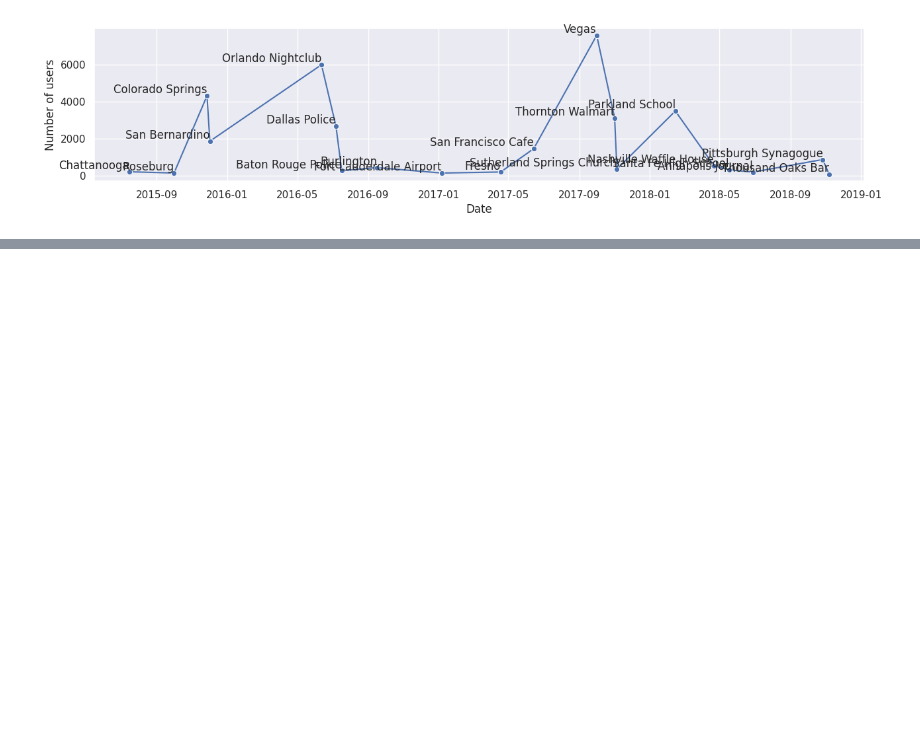
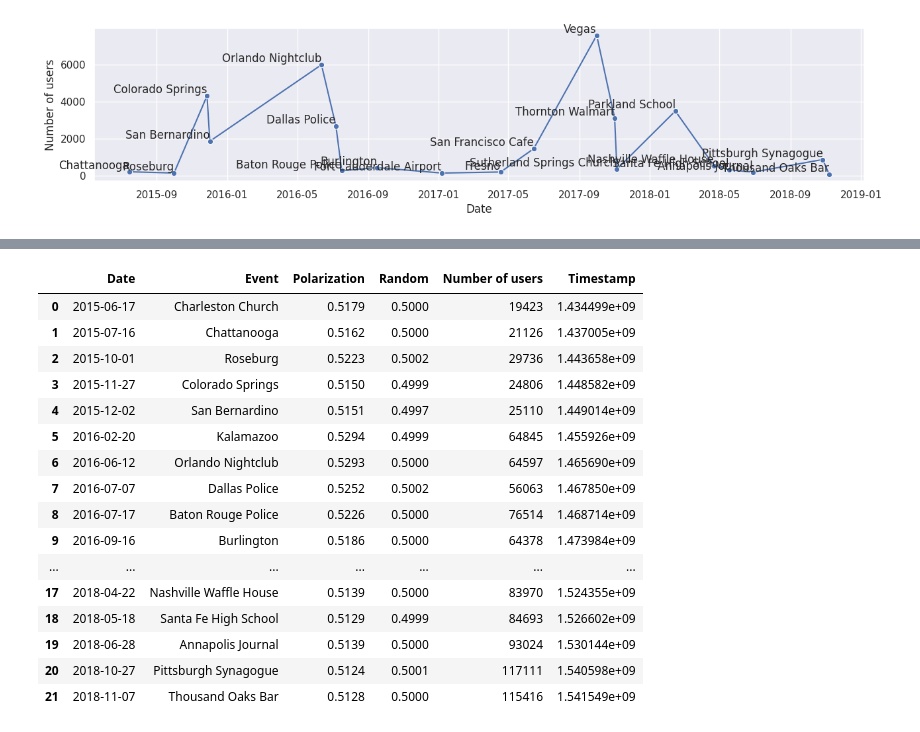
Before and after one commit to xavoliva/polarization_reddit, a Jupyter notebook: eda/mass_shootings_polarization.ipynb, the cells around one changed output, grey strips where cells are left out. Saved outputs shown, nothing was run; the diff lists cells and outputs as text; code cells hidden in the pictures; blank space fills up the shorter version.

```diff
--- a/eda/mass_shootings_polarization.ipynb
+++ b/eda/mass_shootings_polarization.ipynb
@@ -213,0 +609,20 @@ df_gun_control["Timestamp"] = df_gun_control["Date"].apply(lambda x: x.timestamp
+# %%
+df_gun_control
+# %% [output]
+|  | Date | Event | Polarization | Random | Number of users | Timestamp |
+| 0 | 2015-06-17 | Charleston Church | 0.5179 | 0.5000 | 19423 | 1.434499e+09 |
+| 1 | 2015-07-16 | Chattanooga | 0.5162 | 0.5000 | 21126 | 1.437005e+09 |
+| 2 | 2015-10-01 | Roseburg | 0.5223 | 0.5002 | 29736 | 1.443658e+09 |
+| 3 | 2015-11-27 | Colorado Springs | 0.5150 | 0.4999 | 24806 | 1.448582e+09 |
+| 4 | 2015-12-02 | San Bernardino | 0.5151 | 0.4997 | 25110 | 1.449014e+09 |
+| 5 | 2016-02-20 | Kalamazoo | 0.5294 | 0.4999 | 64845 | 1.455926e+09 |
+| 6 | 2016-06-12 | Orlando Nightclub | 0.5293 | 0.5000 | 64597 | 1.465690e+09 |
+| 7 | 2016-07-07 | Dallas Police | 0.5252 | 0.5002 | 56063 | 1.467850e+09 |
+| 8 | 2016-07-17 | Baton Rouge Police | 0.5226 | 0.5000 | 76514 | 1.468714e+09 |
+| 9 | 2016-09-16 | Burlington | 0.5186 | 0.5000 | 64378 | 1.473984e+09 |
+| ... | ... | ... | ... | ... | ... | ... |
+| 17 | 2018-04-22 | Nashville Waffle House | 0.5139 | 0.5000 | 83970 | 1.524355e+09 |
+| 18 | 2018-05-18 | Santa Fe High School | 0.5129 | 0.4999 | 84693 | 1.526602e+09 |
+| 19 | 2018-06-28 | Annapolis Journal | 0.5139 | 0.5000 | 93024 | 1.530144e+09 |
+| 20 | 2018-10-27 | Pittsburgh Synagogue | 0.5124 | 0.5001 | 117111 | 1.540598e+09 |
+| 21 | 2018-11-07 | Thousand Oaks Bar | 0.5128 | 0.5000 | 115416 | 1.541549e+09 |
```
Also changed, not shown: parts of 14 cells of this notebook, 10 other files.
